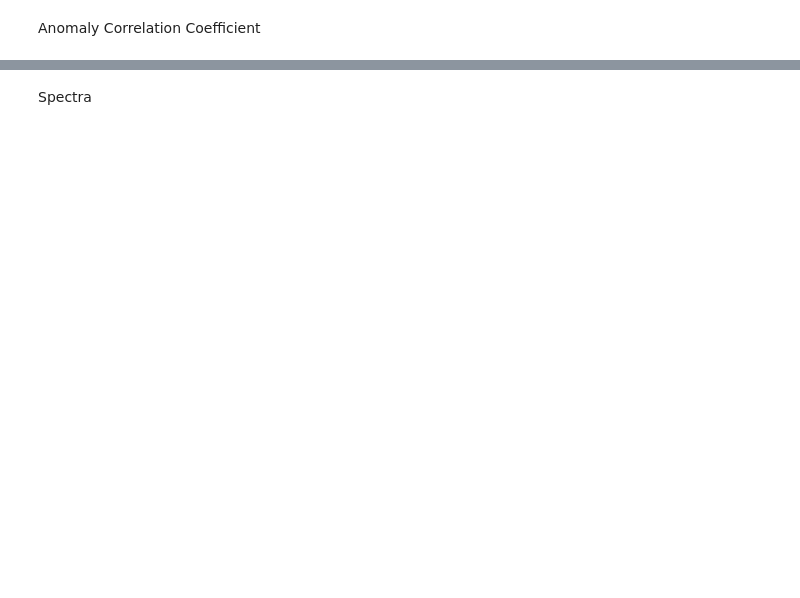
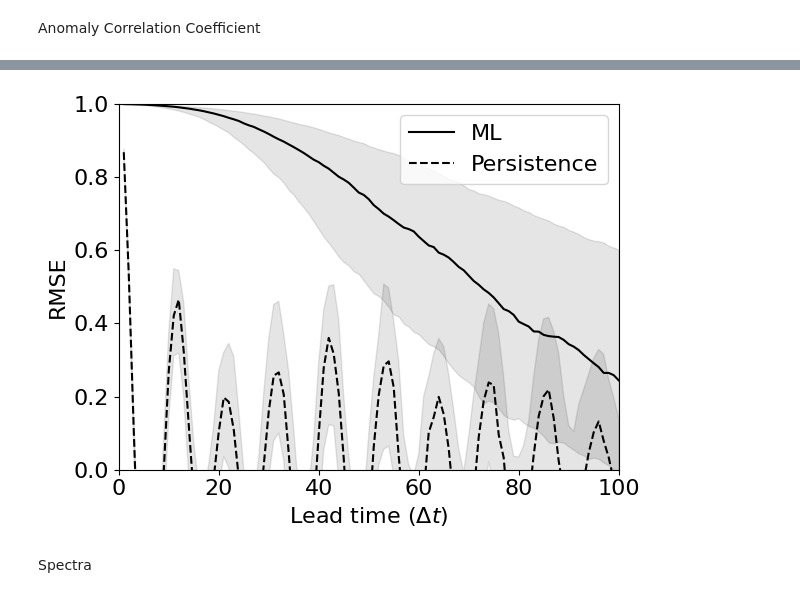
Before and after one commit to acasch2/SSL-for-2D-Turbulence, a Jupyter notebook: eval/plot_short_analysis_ensemble.ipynb, the cells around one changed output, grey strips where cells are left out. Cells and saved outputs as stored; diff of their text form; code cells hidden in the pictures; blank space fills up the shorter version.

```diff
--- a/eval/plot_short_analysis_ensemble.ipynb
+++ b/eval/plot_short_analysis_ensemble.ipynb
@@ -122,21 +147,26 @@ plt.tight_layout()
 # %%
+font = {'size'  : 16}
+mpl.rc('font', **font)
+
 acc_v_median = np.quantile(acc_v, 0.5, axis=0)
 acc_v_uq = np.quantile(acc_v, 0.75, axis=0)
 acc_v_lq = np.quantile(acc_v, 0.25, axis=0)
 
 fig, ax = plt.subplots()
-x = np.arange(1, acc_v_median.shape[1]+1)
+x = np.arange(1, len(acc_v_median)+1)
 ax.plot(x, acc_v_median, '-k', label='ML')
 ax.fill_between(x, acc_v_lq, acc_u_uq, color='k', alpha=0.1)
 ax.plot(x, acc_v_per_median, '--k', label='Persistence')
 ax.fill_between(x, acc_v_per_lq, acc_v_per_uq, color='k', alpha=0.1)
 ax.set_ylabel('RMSE')
 ax.set_xlabel(rf'Lead time ($\Delta t$)')
-ax.set_ylim([0, 3.5])
-ax.set_xlim([0, acc_v_median.shape[1]])
+ax.set_ylim([0, 1])
+ax.set_xlim([0, len(acc_v_median)])
 
 ax.legend()
 plt.tight_layout()
+# %% [output]
+[figure, added]
 # %% [markdown]
 Spectra
 # %%
```
Also changed, not shown: parts of 7 cells of this notebook, 2 other files.
